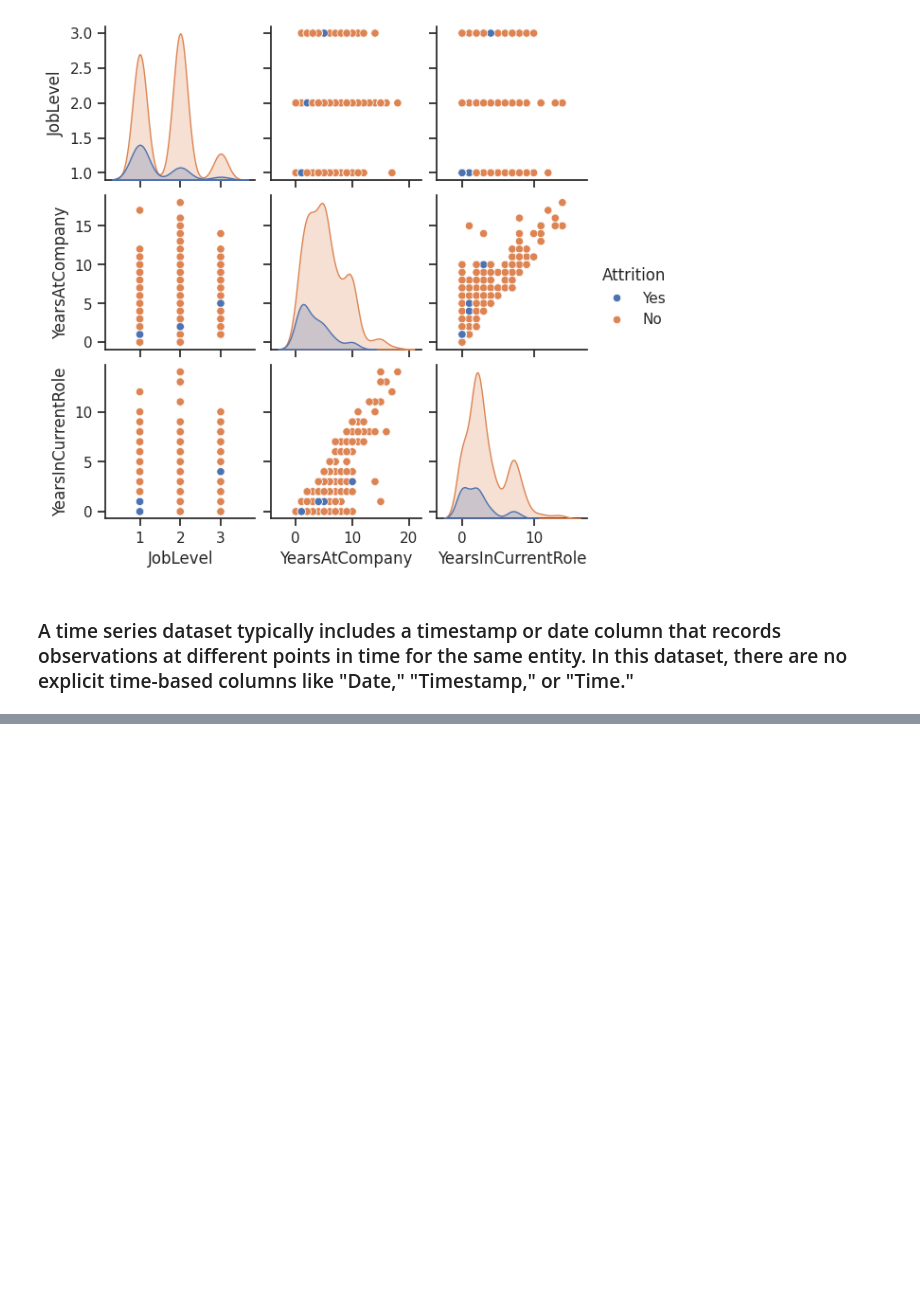
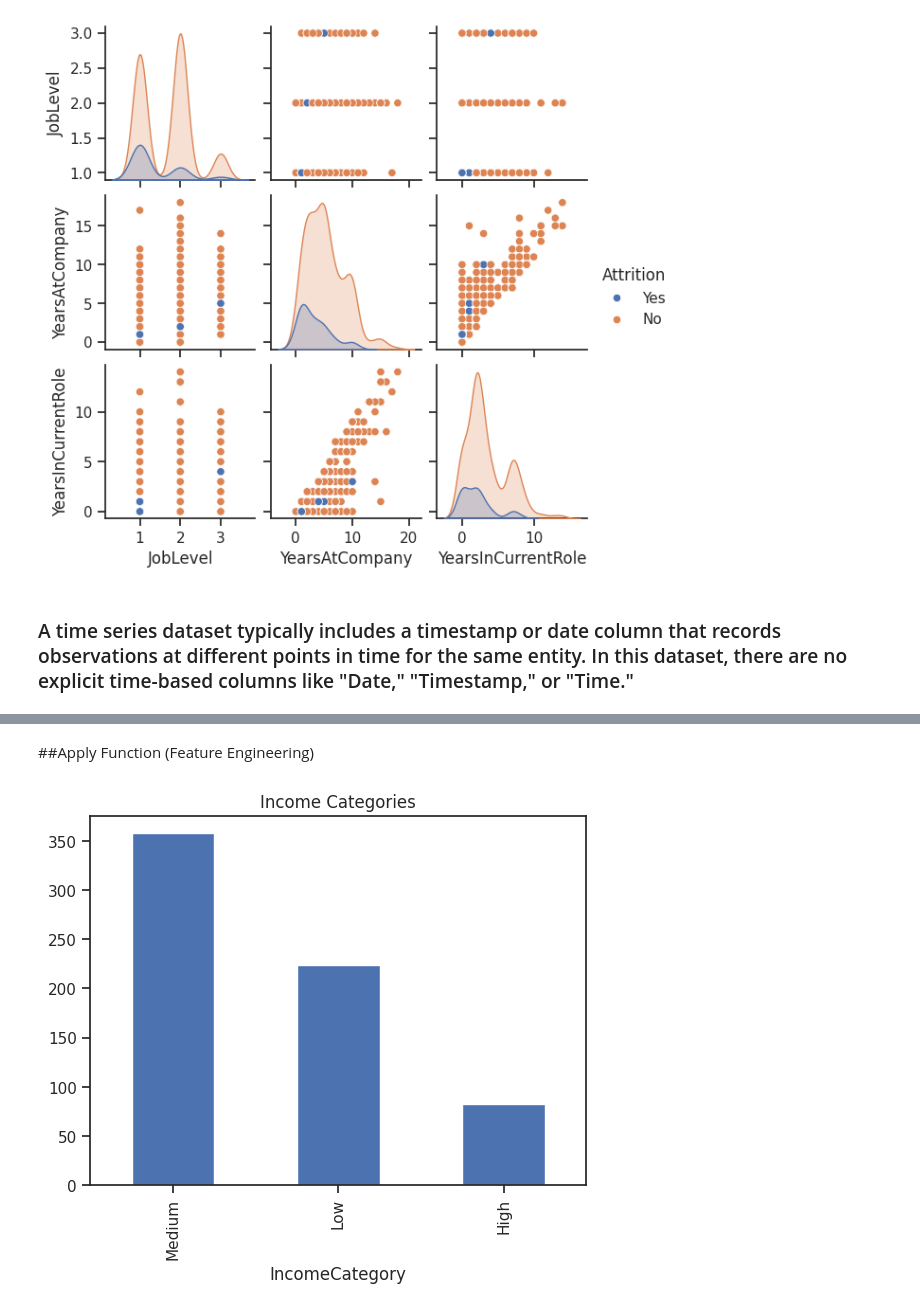
Before and after one commit to Shweta21BCE2781/BCSE331L-EDA, a Jupyter notebook: 21BCE2781.ipynb, the cells around one changed output, grey strips where cells are left out. Saved outputs shown, nothing was run; the diff lists cells and outputs as text; code cells hidden in the pictures; blank space fills up the shorter version.

```diff
--- a/21BCE2781.ipynb
+++ b/21BCE2781.ipynb
@@ -521,0 +640,17 @@ plt.show()
+# %% [markdown]
+##Apply Function (Feature Engineering)
+# %%
+# Categorize MonthlyIncome
+def categorize_income(income):
+    if income < 3000:
+        return 'Low'
+    elif 3000 <= income < 7000:
+        return 'Medium'
+    else:
+        return 'High'
+
+df['IncomeCategory'] = df['MonthlyIncome'].apply(categorize_income)
+df['IncomeCategory'].value_counts().plot(kind='bar', title='Income Categories')
+plt.show()
+# %% [output]
+[figure, added]
```
Also changed, not shown: parts of 21 cells of this notebook.
